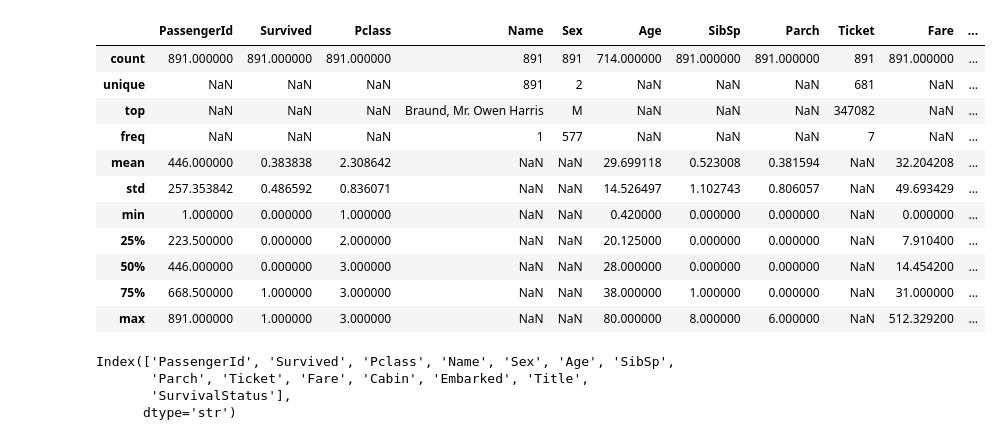
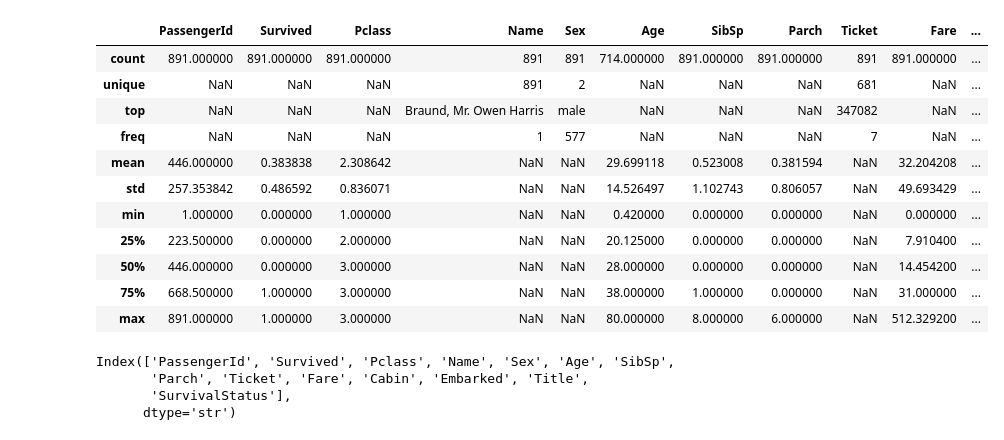
Before and after one commit to priyanship-cse/ADS_26_2026_2503201000866, a Jupyter notebook: Python/titan.ipynb, the cells around one changed output. Saved outputs shown, nothing was run; the diff lists cells and outputs as text; code cells hidden in the pictures.

```diff
--- a/Python/titan.ipynb
+++ b/Python/titan.ipynb
@@ -1,14 +1,14 @@
 # %%
 import numpy as np
 import pandas as pd
 
-data = pd.read_csv('Titanic_Cleaned.csv')
+data = pd.read_csv('Titanic-Dataset.csv')
 data.describe(include = "all")
 # %% [output]
 |  | PassengerId | Survived | Pclass | Name | Sex | Age | SibSp | Parch | Ticket | Fare | ... |
 | count | 891.000000 | 891.000000 | 891.000000 | 891 | 891 | 714.000000 | 891.000000 | 891.000000 | 891 | 891.000000 | ... |
 | unique | NaN | NaN | NaN | 891 | 2 | NaN | NaN | NaN | 681 | NaN | ... |
-| top | NaN | NaN | NaN | Braund, Mr. Owen Harris | M | NaN | NaN | NaN | 347082 | NaN | ... |
+| top | NaN | NaN | NaN | Braund, Mr. Owen Harris | male | NaN | NaN | NaN | 347082 | NaN | ... |
 | freq | NaN | NaN | NaN | 1 | 577 | NaN | NaN | NaN | 7 | NaN | ... |
 | mean | 446.000000 | 0.383838 | 2.308642 | NaN | NaN | 29.699118 | 0.523008 | 0.381594 | NaN | 32.204208 | ... |
 | std | 257.353842 | 0.486592 | 0.836071 | NaN | NaN | 14.526497 | 1.102743 | 0.806057 | NaN | 49.693429 | ... |
```
Also changed, not shown: parts of 6 cells of this notebook, 17 other files.
